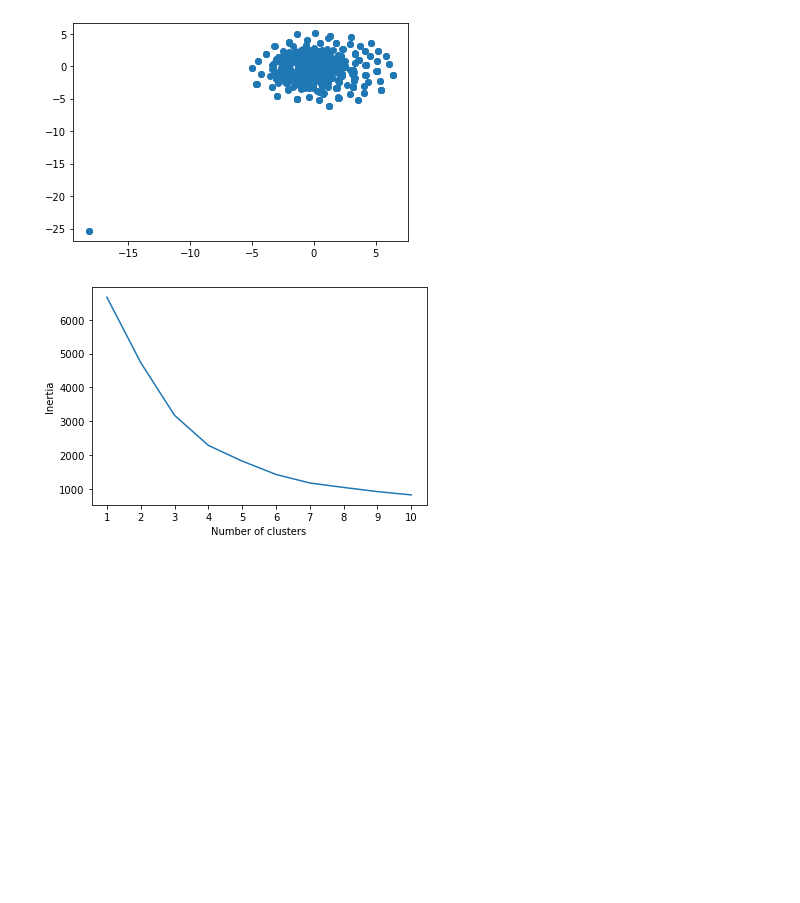
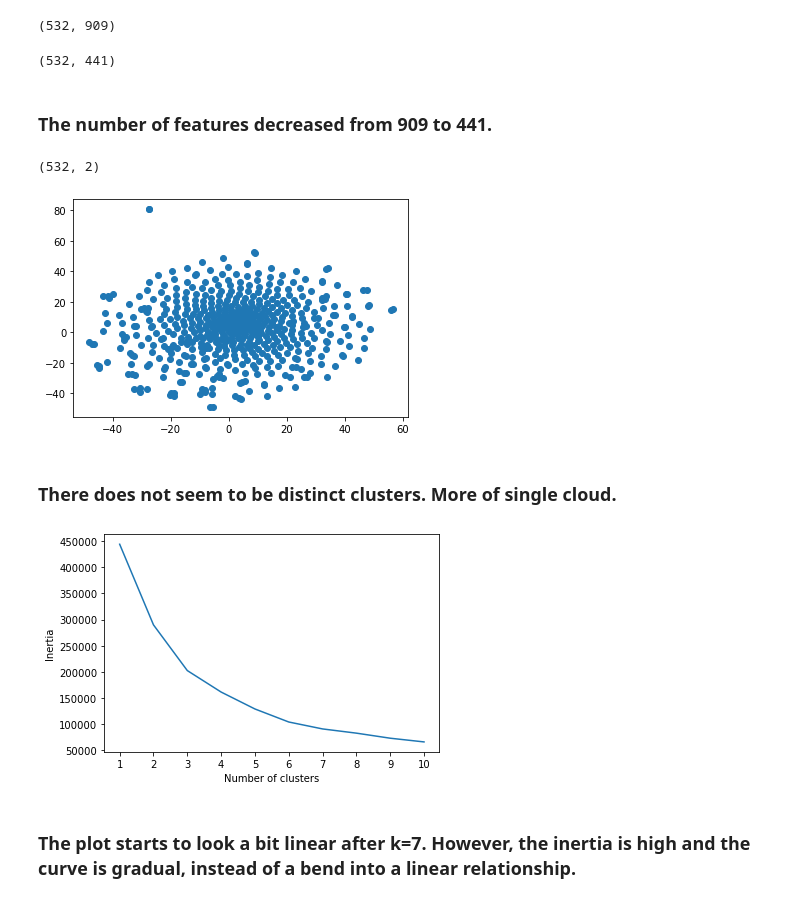
Before and after one commit to ashleighdevito/ML-unsupervised-challenge, a Jupyter notebook: cryptocurrency_clusters.ipynb, the cells around one changed output. Saved outputs shown, nothing was run; the diff lists cells and outputs as text; code cells hidden in the pictures; blank space fills up the shorter version.

```diff
--- a/cryptocurrency_clusters.ipynb
+++ b/cryptocurrency_clusters.ipynb
@@ -102,35 +37,77 @@ crypto_tsne.shape
+# %%
+#data is scaled with standard scalar
+scaler = StandardScaler().fit(numeric_crypto_df)
+crypto_clean_df = scaler.transform(numeric_crypto_df)
+
+#original shape determined
+crypto_clean_df.shape
+# %% [output]
+(532, 909)
+# %%
+#pca model created and initialized to explained variance of 90%
+pca = PCA(n_components=0.90)
+
+#pca model used to reduce dimensions of the scaled dataset
+crypto_pca = pca.fit_transform(crypto_clean_df)
+
+#shape of the reduced dataset examined for feature reduction
+crypto_pca.shape
+# %% [output]
+(532, 441)
+# %% [markdown]
+### The number of features decreased from 909 to 441.
+# %%
+#t-SNE model created
+tsne = TSNE(learning_rate=145)
+
+#t-SNE model used to reduce dimensions of the pca reduced dataset
+crypto_tsne = tsne.fit_transform(crypto_pca)
+
+#shape of the reduced dataset examined for feature reduction
+crypto_tsne.shape
+# %% [output]
+(532, 2)
 # %%
-crypto_dimension_df = pd.DataFrame(columns=['x', 'y'])
+#create a dataframe for the final t-SNE dimensions
+tsne_df = pd.DataFrame(columns=['x', 'y'])
+
 # The first column of transformed features
-crypto_dimension_df['x'] = crypto_tsne[:,0]
+tsne_df['x'] = crypto_tsne[:,0]
 
 # The second column of transformed features
-crypto_dimension_df['y'] = crypto_tsne[:,1]
+tsne_df['y'] = crypto_tsne[:,1]
 # %%
-plt.scatter(x=crypto_dimension_df['x'], y=crypto_dimension_df['y'])
+#plot t-SNE features
+plt.scatter(x=tsne_df['x'], y=tsne_df['y'])
 plt.show()
 # %% [output]
-[figure, old version]
+[figure, new version]
+# %% [markdown]
+### There does not seem to be distinct clusters. More of single cloud.
 # %%
+#inertia list initialized
 inertia = []
 
+#define k as 1 to 10 inclusive
 k = list(range(1, 11))
 
-
-# Looking for the best k
+#for loop used to create a list of inerias
 for i in k:
     km = KMeans(n_clusters=i, random_state=0)
-    km.fit(crypto_dimension_df)
+    km.fit(tsne_df)
     inertia.append(km.inertia_)
 
-# Define a DataFrame to plot the Elbow Curve using hvPlot
+#define a dataframe to plot the elbow curve
 elbow_data = {"k": k, "inertia": inertia}
 df_elbow = pd.DataFrame(elbow_data)
 
+#plot created to examine any elbows that may exist
 plt.plot(df_elbow['k'], df_elbow['inertia'])
 plt.xticks(range(1,11))
 plt.xlabel('Number of clusters')
 plt.ylabel('Inertia')
 plt.show()
 # %% [output]
-[figure, old version]
+[figure, new version]
+# %% [markdown]
+### The plot starts to look a bit linear after k=7.  However, the inertia is high and the curve is gradual, instead of a bend into a linear relationship.
```
Also changed, not shown: parts of 15 cells of this notebook.
